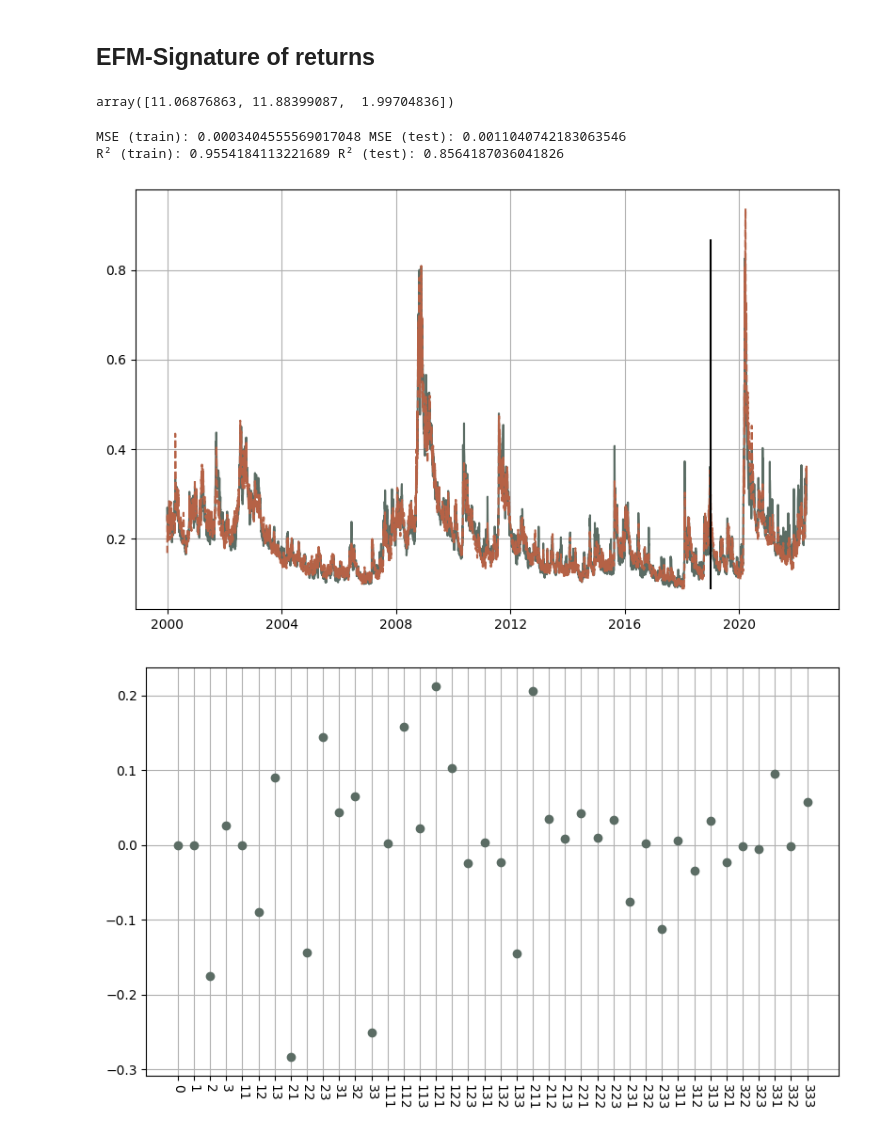
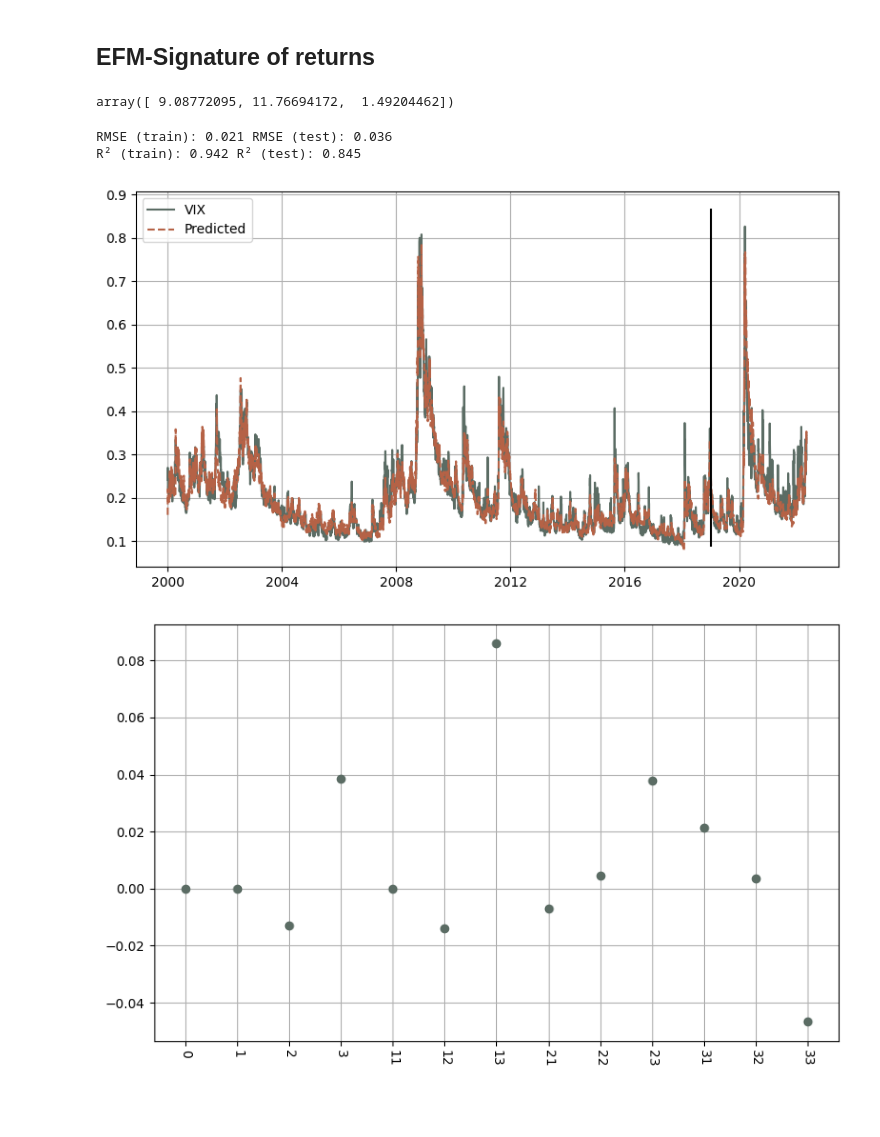
Before and after one commit to MrG1raffe/signature, a Jupyter notebook: notebooks/SPX-VIX_EFM-Signature.ipynb, the cells around one changed output. Drawn from its saved outputs; the diff is of its cells as text; code cells hidden in the pictures; blank space fills up the shorter version.

```diff
--- a/notebooks/SPX-VIX_EFM-Signature.ipynb
+++ b/notebooks/SPX-VIX_EFM-Signature.ipynb
@@ -56,7 +63,7 @@ vix = vix_data['Close'] / 100
 # %%
 fig, ax = plt.subplots(1, 2, figsize=(10, 4))
 
-time_grid = np.array((index - train_start_date).days / 365)
+time_grid = np.array((index - index[0]).days / 365)
 dates_grid = pd.to_datetime(pd.Series(index))
 
 ax[0].plot(dates_grid, spx, label="Price")
@@ -76,24 +83,23 @@ path = np.vstack([
     np.concatenate([[0], np.cumsum(np.diff(np.log(spx))**2)]),
 ]).T
 dim = path.shape[1]
-trunc = 3
+trunc = 2
 # %%
-def optimize_params(path, y, trunc, time_grid, model):
+def optimize_params(path, y, trunc, time_grid, model, index):
     dim = path.shape[1]
 
     def loss(x):
         StatSig = ta.path_to_fm_signature(path=path, trunc=trunc, t_grid=time_grid, lam=x)
-        model.fit(StatSig.array.T, y)
-        return mean_squared_error(y, model.predict(StatSig.array.T))
+        X = StatSig.array.T[index >= train_start_date]
+        model.fit(X, y)
+        return mean_squared_error(y, model.predict(X))
 
     optimizer = minimize(loss, x0=np.ones(dim) * 4, bounds=([0.00001, 50],) * dim,  method='Powell')
     return optimizer.x
 # %%
-in_sample_T = 18
-
 model = Pipeline([
     ("scaler", StandardScaler()),
-    ("regressor", Ridge(fit_intercept=True, alpha=0.001))
+    ("regressor", Ridge(fit_intercept=True, alpha=1))
 ])
 
 lam_opt = optimize_params(
@@ -101,46 +107,50 @@ lam_opt = optimize_params(
     y=vix[(index >= train_start_date) & (index < test_start_date)],
     trunc=trunc,
     time_grid=time_grid[index < test_start_date],
-    model=model
+    model=model,
+    index=index[index < test_start_date]
 )
 lam_opt
 # %% [output]
-array([11.06876863, 11.88399087,  1.99704836])
+array([ 9.08772095, 11.76694172,  1.49204462])
 # %%
 StatSig = ta.path_to_fm_signature(path=path, trunc=trunc, t_grid=time_grid, lam=lam_opt)
 
 X = StatSig.array.T
-y = vix[index >= train_start_date]
-time_grid_stat = time_grid[index >= train_start_date]
+y = vix
 
-X_train, y_train = X[time_grid_stat <= in_sample_T], y[time_grid_stat <= in_sample_T]
-X_test, y_test = X[time_grid_stat > in_sample_T], y[time_grid_stat > in_sample_T]
+X_train, y_train = (X[(index >= train_start_date) & (index < test_start_date)],
+                    y[(index >= train_start_date) & (index < test_start_date)])
+X_test, y_test = X[index >= test_start_date], y[index >= test_start_date]
 
 model.fit(X_train, y_train)
 vol_coef = ta.from_array(array=model["regressor"].coef_, dim=dim, trunc=trunc)
 y_pred = model.predict(X)
 
-fig, ax = plt.subplots()
+fig, ax = plt.subplots(figsize=(8, 4.5))
 
-ax.plot(dates_grid[index >= train_start_date], y)
-ax.plot(dates_grid[index >= train_start_date], y_pred, "--")
+ax.plot(dates_grid[index >= train_start_date], y[index >= train_start_date], label="VIX")
+ax.plot(dates_grid[index >= train_start_date], y_pred[index >= train_start_date], "--", label="Predicted")
 ax.vlines(x=test_start_date, ymin=0.95 * np.min(y), ymax=1.05 * np.max(y), color="k")
+ax.legend(loc="upper left")
+
+fig.savefig("images/SPX-VIX-EFM-Signature.pdf", transparent=True, bbox_inches="tight")
 
 y_pred_train = model.predict(X_train)
 mse_train = mean_squared_error(y_train, y_pred_train)
 r2_train = r2_score(y_train, y_pred_train)
 
 y_pred_test = model.predict(X_test)
 mse_test = mean_squared_error(y_test, y_pred_test)
 r2_test = r2_score(y_test, y_pred_test)
 
-print("MSE (train):", mse_train, "MSE (test):", mse_test)
-print("R² (train):", r2_train, "R² (test):", r2_test)
+print("RMSE (train):", np.round(np.sqrt(mse_train), 3), "RMSE (test):", np.round(np.sqrt(mse_test), 3))
+print("R² (train):", np.round(r2_train, 3), "R² (test):", np.round(r2_test, 3))
 # %% [output]
-MSE (train): 0.0003404555569017048 MSE (test): 0.0011040742183063546
-R² (train): 0.9554184113221689 R² (test): 0.8564187036041826
+RMSE (train): 0.021 RMSE (test): 0.036
+R² (train): 0.942 R² (test): 0.845
-[figure, old version]
+[figure, new version]
 # %%
 ta.plot_coefficients(vol_coef, trunc=trunc)
 # %% [output]
-[figure, old version]
+[figure, new version]
```
Also changed, not shown: parts of 4 cells of this notebook, 2 other files.
